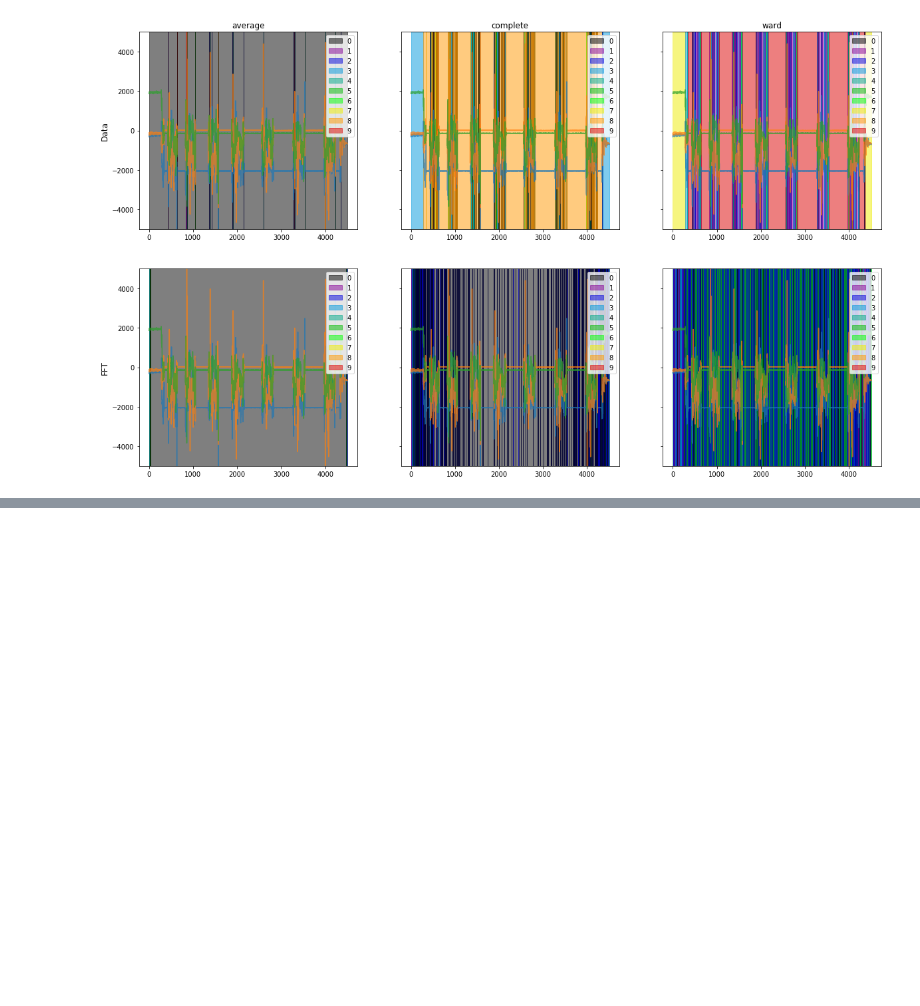
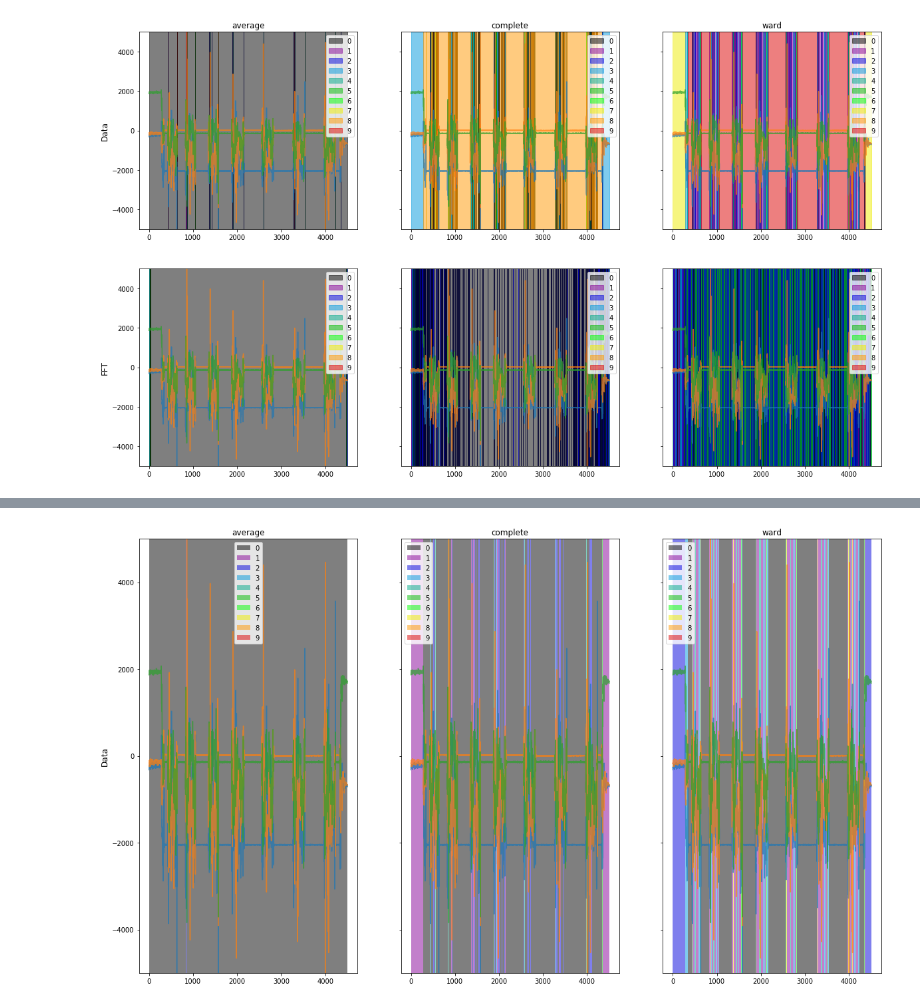
Before and after one commit to lwthatcher/thesis-hacks, a Jupyter notebook: data-cluster.ipynb, the cells around one changed output, grey strips where cells are left out. Saved outputs shown, nothing was run; the diff lists cells and outputs as text; code cells hidden in the pictures; blank space fills up the shorter version.

Commit message:
added sorting of clusters by size for visual display

```diff
--- a/data-cluster.ipynb
+++ b/data-cluster.ipynb
@@ -200,3 +200,95 @@ FFT complete 0.47406911849975586 [4087    6  350   10   42    2    2    1    4
 FFT ward 0.5033724308013916 [ 486  104 2400  114   10 1383    2    1    2    4]
    boundaries: 2453
 [figure]
+# %%
+# %matplotlib tk
+%matplotlib inline
+# --------------------------------------------------
+#
+# sort clusters by size
+#
+# --------------------------------------------------
+
+import time
+import numpy as np
+import matplotlib.pyplot as plt
+from sklearn.cluster import AgglomerativeClustering
+from sklearn.neighbors import kneighbors_graph
+from sklearn.preprocessing import normalize
+
+
+N = 10
+link_types = ('average', 'complete', 'ward')
+event_labels = {i:i for i in range(N)}
+
+
+FILE = 'data/pills-s0.npy'
+
+
+def remap_labels(labels):
+    map_keys = np.argsort(np.unique(labels, return_counts=True)[1]).reshape(N,1)[::-1]
+    vals, idx = np.where(labels == map_keys)
+    labels[idx] = vals
+    return labels
+
+
+def to_range(l, cmap):
+    total = cmap.N
+    idx = int((l[-1] / N) * total)
+    return cmap(idx)
+
+def boundaries(v):
+    bounds = [0] + list(np.where(v[:-1] != v[1:])[0] + 1) + [len(v)-1]
+    print('   boundaries:', len(bounds))
+    return [(bounds[i], bounds[i+1], v[bounds[i]]) for i in range(len(bounds)-1)]
+
+def plot_bounds(ax, x, z):
+    Zb = boundaries(z)
+    ax.plot(x[:,:-3], alpha=.7)
+    ax.set_ylim(-5000, 5000)
+    # plot labels
+    _cmap = plt.get_cmap('nipy_spectral')
+    plots = {}
+    for l in Zb:
+        ev = event_labels[l[-1]]
+        i = ax.axvspan(l[0], l[1], color=to_range(l, _cmap), alpha=0.5, label=ev, linewidth=0)
+        plots[ev] = i
+    # legend
+    legs = [plots[event_labels[i]] for i in sorted(event_labels)]
+    nms = [event_labels[i] for i in sorted(event_labels)]
+    ax.legend(legs, nms)
+
+
+X = np.load(FILE)
+xf = np.fft.fft(X, axis=0)
+idx = np.arange(X.shape[0])
+
+
+fig, axes = plt.subplots(nrows=1, ncols=len(link_types),  sharey='row', figsize=(20, 12), squeeze=False)
+print('axes', axes.shape)
+
+
+# on raw data
+for i, tp in enumerate(link_types):
+    ax = axes[0][i]
+    model = AgglomerativeClustering(linkage=tp, n_clusters=N)
+    # train
+    t0 = time.time()
+    model.fit(X)
+    elapsed_time = time.time() - t0
+    _labels = model.labels_
+    _labels = remap_labels(_labels)
+    print('data', tp, elapsed_time, np.unique(_labels, return_counts=True)[1])
+    plot_bounds(ax, X, _labels)
+
+
+# set col/row labels
+cols = [l for l in link_types]
+rows = ['Data']
+for ax, col in zip(axes[0], cols):
+    ax.set_title(col)
+for ax, row in zip(axes[:,0], rows):
+    ax.set_ylabel(row, size='large')
+
+plt.show()
+# %% [output]
@@ -202,0 +302 @@ FFT ward 0.5033724308013916 [ 486  104 2400  114   10 1383    2    1    2    4]
+[figure, added]
```
Also changed, not shown: parts of 1 cell of this notebook.
